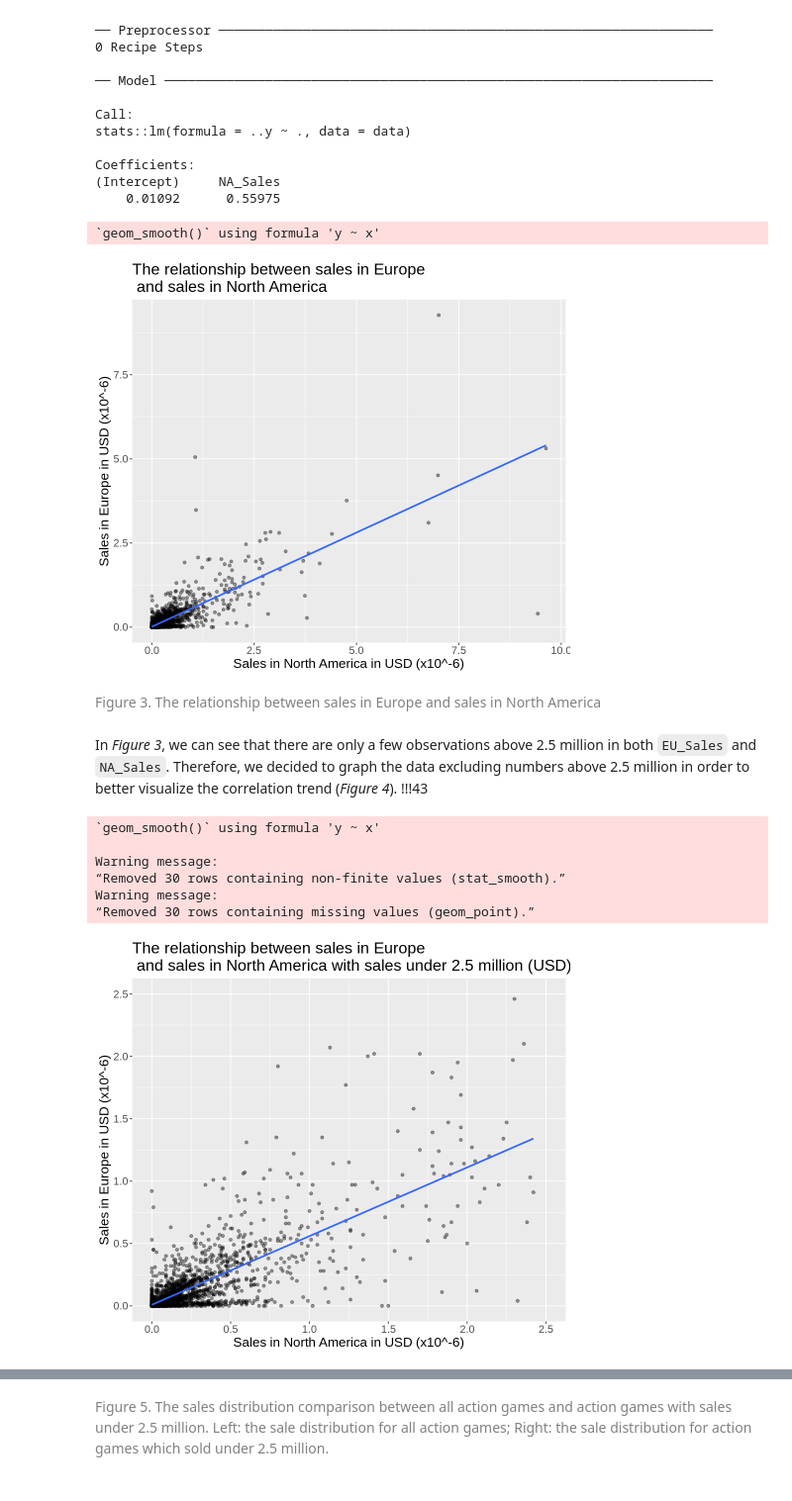
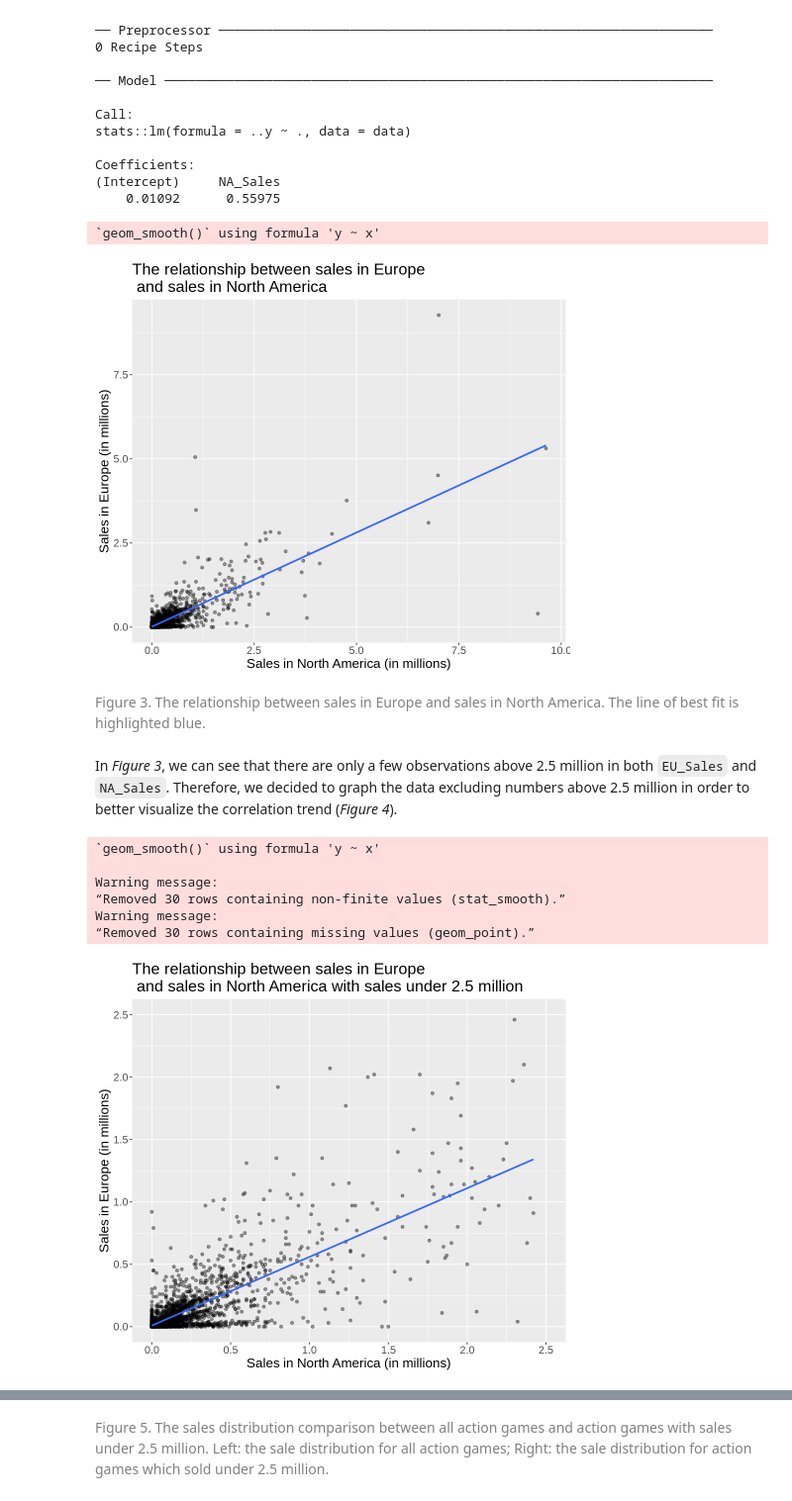
Before and after one commit to kristennli/DSCI100_project, a Jupyter notebook: Final Project Draft.ipynb, the cells around one changed output, grey strips where cells are left out. Shown at 99% size. Saved outputs shown, nothing was run; the diff lists cells and outputs as text; code cells hidden in the pictures.

```diff
--- a/Final Project Draft.ipynb
+++ b/Final Project Draft.ipynb
@@ -293,40 +311,40 @@ options(repr.plot.width = 8, repr.plot.height = 7)
 lm_predictions <- vg_train%>%
     ggplot(aes(x = NA_Sales, y = EU_Sales))+
     geom_point(alpha=0.4)+
-    labs(x = "Sales in North America in USD (x10^-6)",
-        y= "Sales in Europe in USD (x10^-6)")+
+    labs(x = "Sales in North America (in millions)",
+        y= "Sales in Europe (in millions)")+
     ggtitle("The relationship between sales in Europe \n and sales in North America")+
     theme(text = element_text(size = 16))+
     geom_smooth(method = "lm", se = FALSE)
 lm_predictions
 # %% [output]
 `geom_smooth()` using formula 'y ~ x'
-[figure, old version]
+[figure, new version]
 # %% [markdown]
-<span style="color:gray">Figure 3. The relationship between sales in Europe and sales in North America</span>
+<span style="color:gray">Figure 3. The relationship between sales in Europe and sales in North America. The line of best fit is highlighted blue. </span>
 # %% [markdown]
-In *Figure 3*, we can see that there are only a few observations above 2.5 million in both `EU_Sales` and `NA_Sales`. Therefore, we decided to graph the data excluding numbers above 2.5 million in order to better visualize the correlation trend (*Figure 4*). !!!43
+In *Figure 3*, we can see that there are only a few observations above 2.5 million in both `EU_Sales` and `NA_Sales`. Therefore, we decided to graph the data excluding numbers above 2.5 million in order to better visualize the correlation trend (*Figure 4*).
 # %%
 #simple linear regression model visualization
 options(repr.plot.width = 8, repr.plot.height = 7)
 
 lm_predictions <- vg_train%>%
     ggplot(aes(x = NA_Sales, y = EU_Sales))+
     geom_point(alpha=0.4)+
-    labs(x = "Sales in North America in USD (x10^-6)",
-        y= "Sales in Europe in USD (x10^-6)")+
-    ggtitle("The relationship between sales in Europe \n and sales in North America with sales under 2.5 million (USD)")+
+    labs(x = "Sales in North America (in millions)",
+        y= "Sales in Europe (in millions)")+
+    ggtitle("The relationship between sales in Europe \n and sales in North America with sales under 2.5 million")+
     theme(text = element_text(size = 16))+
     geom_smooth(method = "lm", se = FALSE) +
     xlim(c(0, 2.5))+
     ylim(c(0, 2.5))
 lm_predictions
 # %% [output]
 `geom_smooth()` using formula 'y ~ x'
 
 Warning message:
 “Removed 30 rows containing non-finite values (stat_smooth).”
 Warning message:
 “Removed 30 rows containing missing values (geom_point).”
-[figure, old version]
+[figure, new version]
 # %% [markdown]
```
Also changed, not shown: parts of 43 cells of this notebook.
